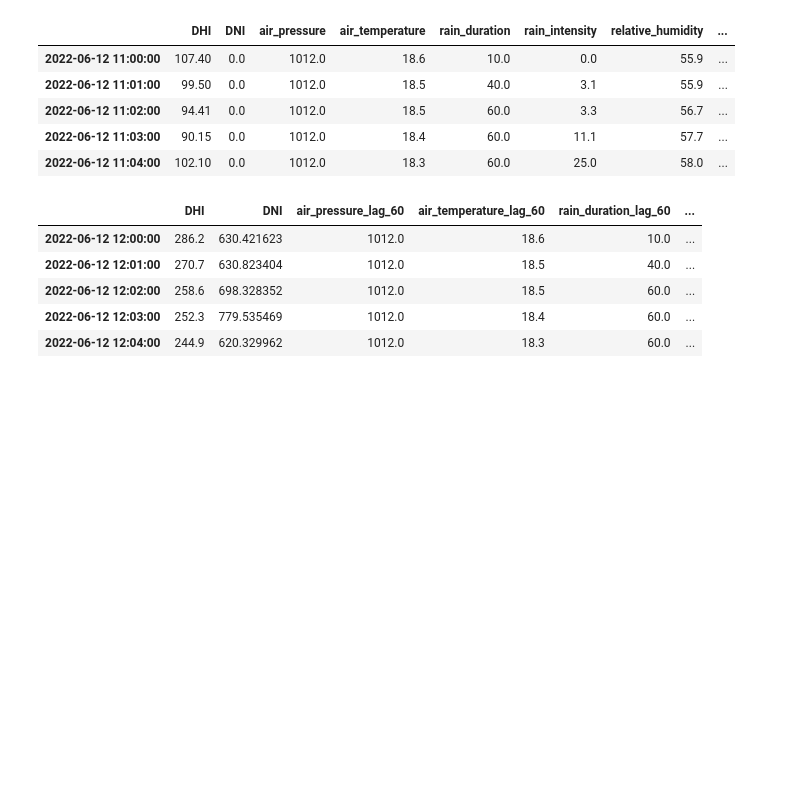
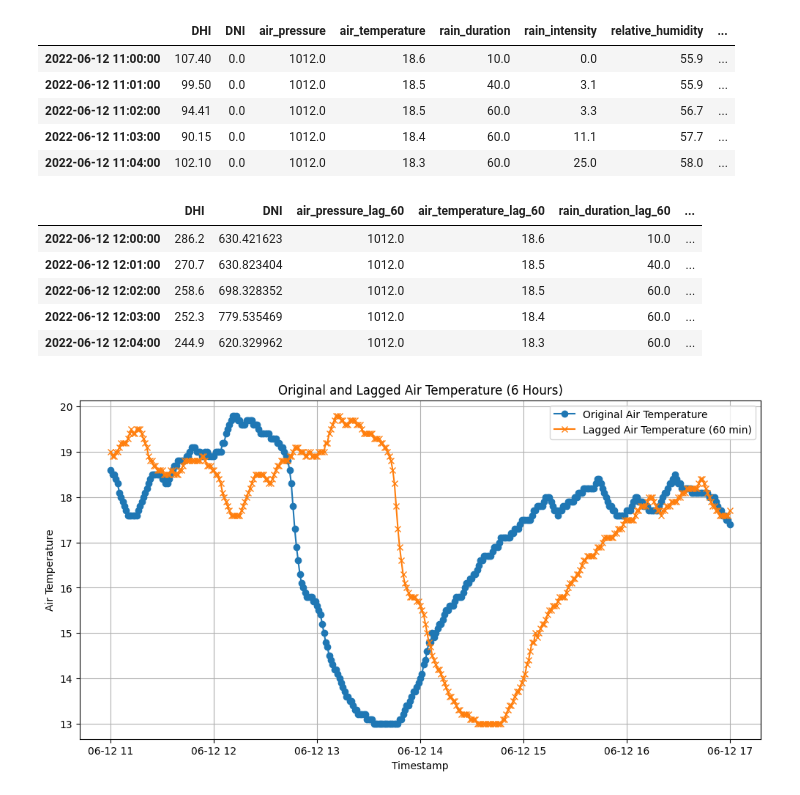
Before and after one commit to LucasDJensen/Solar-Irradiance-Nowcasting, a Jupyter notebook: Preprocess_Step_2.ipynb, the cells around one changed output. Saved outputs shown, nothing was run; the diff lists cells and outputs as text; code cells hidden in the pictures; blank space fills up the shorter version.

```diff
--- a/Preprocess_Step_2.ipynb
+++ b/Preprocess_Step_2.ipynb
@@ -47,15 +46,16 @@ In order to predict the future values of the target variables, we need to create
 # %%
 TARGETS = ['DNI', 'DHI']
 X = df.dropna().drop(columns=TARGETS)  # Drop the target columns and any rows with NaN values because LagFeatures does not handle NaN values.
-
+print(f'Before lagging: {X.shape}')
 lf = LagFeatures(periods=[60], drop_original=True, drop_na=True)
 # df_lagged = lf.fit_transform(pd.DataFrame(X['air_pressure']))
 df_lagged = lf.fit_transform(X)
+print(f'After lagging: {df_lagged.shape}')
 
 # Reintroduce the NaN values by reindexing the DataFrame with the full range of timestamps.
-full_range = pd.date_range(start=df_lagged.index.min(), end=df_lagged.index.max(), freq="1min")
-df_lagged = df_lagged.reindex(full_range)
-df_lagged.sort_index(inplace=True)
+# full_range = pd.date_range(start=df_lagged.index.min(), end=df_lagged.index.max(), freq="1min")
+# df_lagged = df_lagged.reindex(full_range)
+# df_lagged.sort_index(inplace=True)
 
 df_lagged[TARGETS] = df[TARGETS]  # Reintroduce the target columns.
 # sort the columns
@@ -80,5 +83,28 @@ display(df_lagged.loc['2022-06-12T11:00:00':'2022-06-12T15:00:00'][60:65])
 | 2022-06-12 12:02:00 | 258.6 | 698.328352 | 1012.0 | 18.5 | 60.0 | ... |
 | 2022-06-12 12:03:00 | 252.3 | 779.535469 | 1012.0 | 18.4 | 60.0 | ... |
 | 2022-06-12 12:04:00 | 244.9 | 620.329962 | 1012.0 | 18.3 | 60.0 | ... |
+# %%
+import matplotlib.pyplot as plt
+
+# Select a 6-hour range of data
+start_time = '2022-06-12T11:00:00'
+end_time = '2022-06-12T17:00:00'
+
+# Extract the original and lagged air temperature
+original_air_temp = df.loc[start_time:end_time, 'air_temperature']
+lagged_air_temp = df_lagged.loc[start_time:end_time, 'air_temperature_lag_60']
+
+# Plot the data
+plt.figure(figsize=(12, 6))
+plt.plot(original_air_temp, label='Original Air Temperature', marker='o')
+plt.plot(lagged_air_temp, label='Lagged Air Temperature (60 min)', marker='x')
+plt.title('Original and Lagged Air Temperature (6 Hours)')
+plt.xlabel('Timestamp')
+plt.ylabel('Air Temperature')
+plt.legend()
+plt.grid()
+plt.show()
+# %% [output]
+[figure, added]
 # %%
 df_lagged.to_pickle(PKL_PROCESSED_STEP2_DTU_SOLAR_STATION)
```
Also changed, not shown: parts of 3 cells of this notebook, 8 other files.
